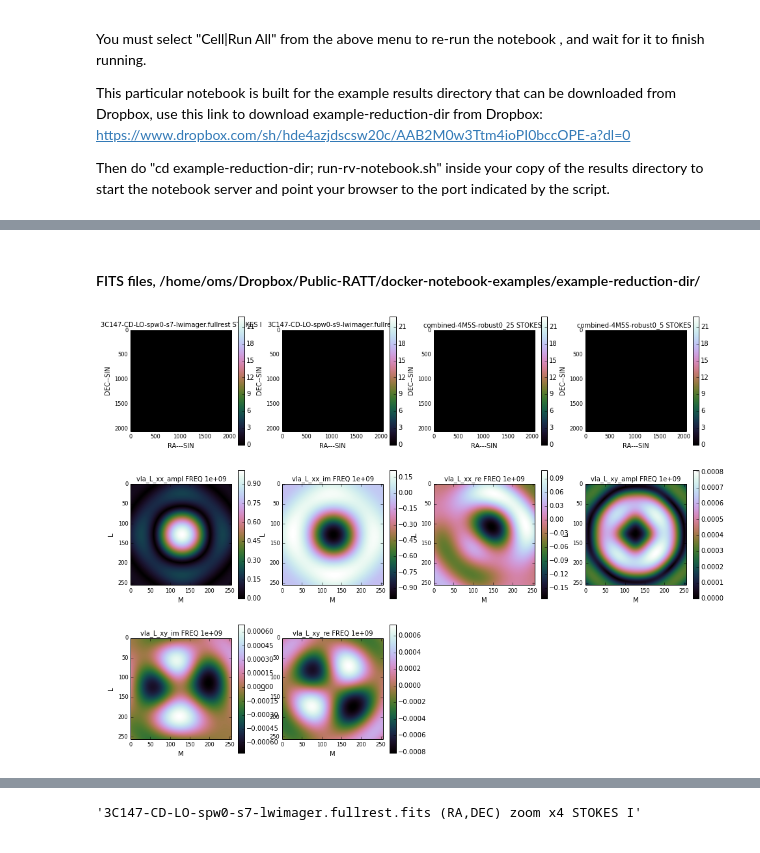
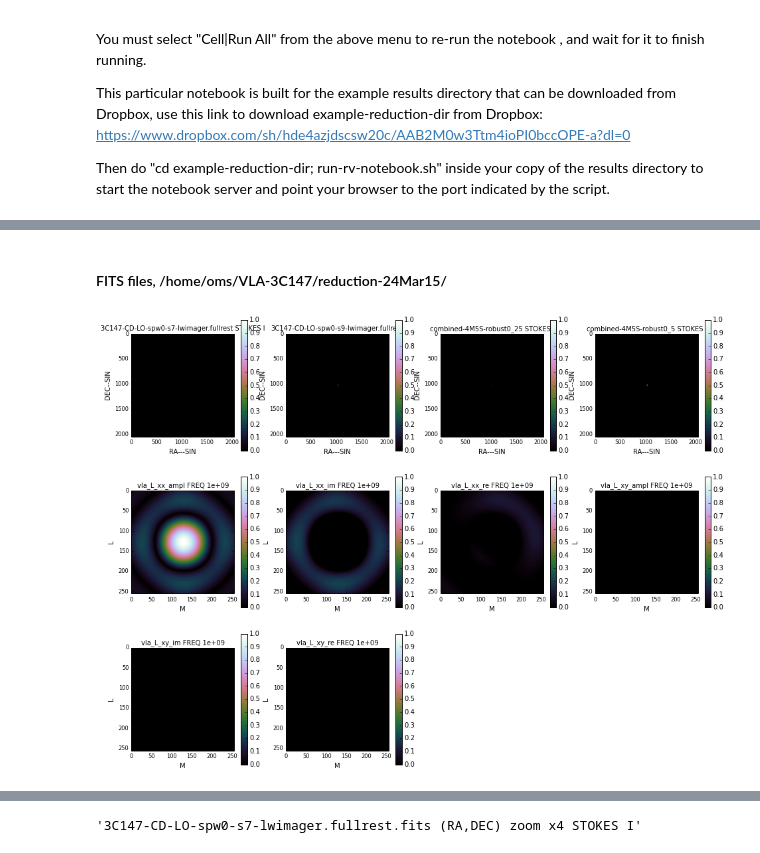
Before and after one commit to o-smirnov/docker-notebook, a Jupyter notebook: examples/extended_rv_example.ipynb, the cells around one changed output, grey strips where cells are left out. Drawn from its saved outputs; the diff is of its cells as text; code cells hidden in the pictures.

Commit message:
Updated example notebook

```diff
--- a/examples/extended_rv_example.ipynb
+++ b/examples/extended_rv_example.ipynb
@@ -63,9 +72,9 @@ FITS files, /home/oms/Dropbox/Public-RATT/docker-notebook-examples/example-reduc
 [figure]
 # %%
-dirs[0].fits.thumbs(zoom=2)
+dirs[0].fits.thumbs(zoom=2,vmin=0,vmax=1)
 # %% [output]
-FITS files, /home/oms/Dropbox/Public-RATT/docker-notebook-examples/example-reduction-dir/
+FITS files, /home/oms/VLA-3C147/reduction-24Mar15/
-[figure, old version]
+[figure, new version]
 # %%
 # gives list of FITS files matching the pattern
 dirs[0].fits("*s7*")
```
Also changed, not shown: parts of 9 cells of this notebook.
